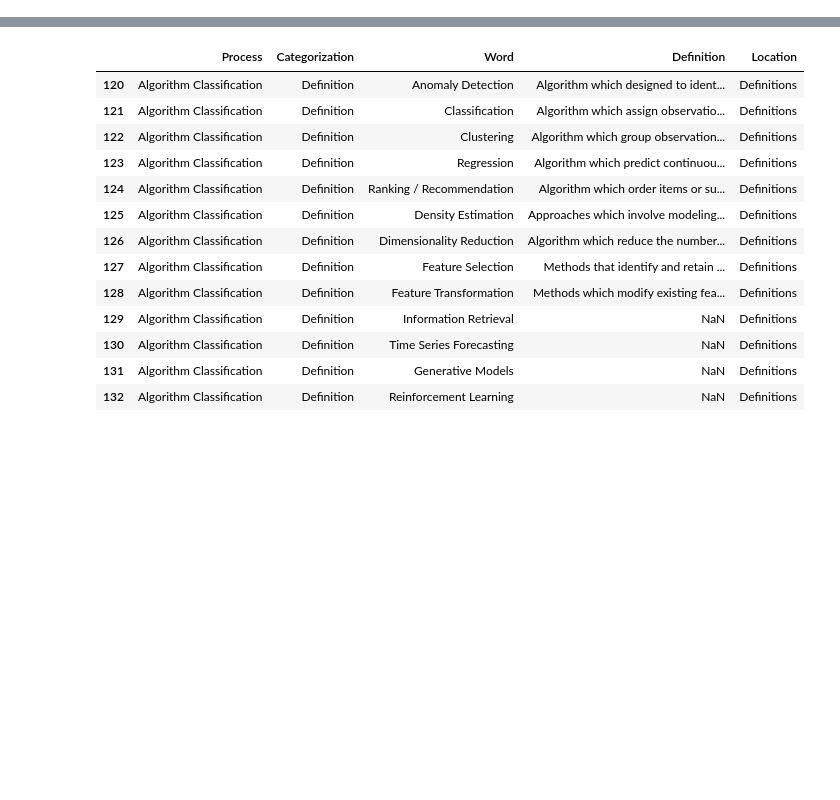
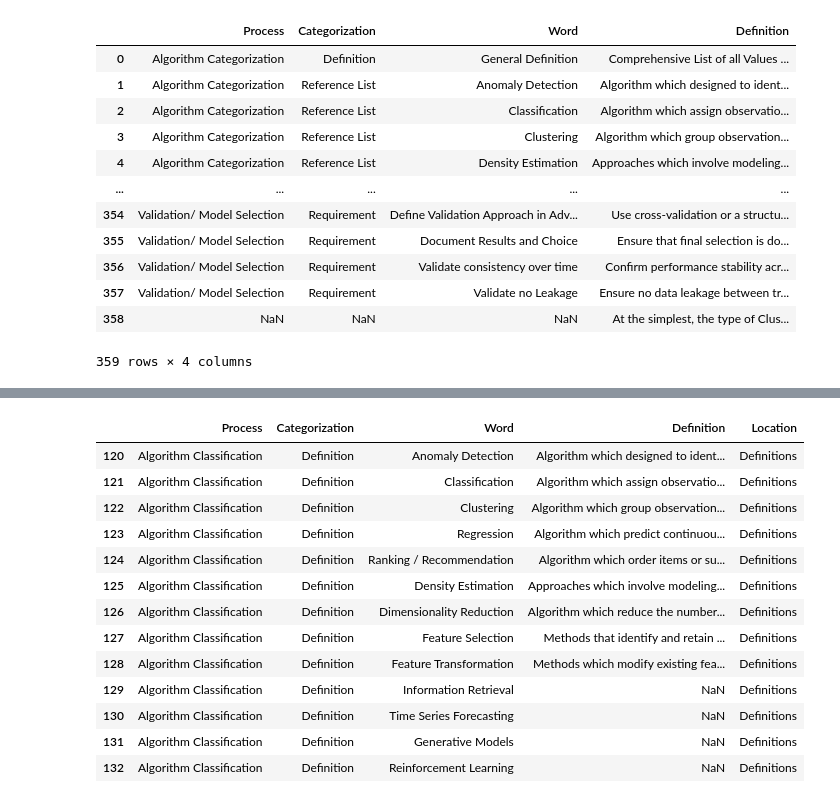
Before and after one commit to derek-dewald/Python_Tools, a Jupyter notebook: JupyterNotebooks/Daily_Pipeline_v2.ipynb, the cells around one changed output, grey strips where cells are left out. Cells and saved outputs as stored; diff of their text form; code cells hidden in the pictures; blank space fills up the shorter version.

```diff
--- a/JupyterNotebooks/Daily_Pipeline_v2.ipynb
+++ b/JupyterNotebooks/Daily_Pipeline_v2.ipynb
@@ -17,4 +14,19 @@ python_function_parameters Saved to /Users/derekdewald/Documents/Python/Github_R
 # %%
 from daily_etl_folder_mgmt import generate_knowledgebase
 
 d = generate_knowledgebase()
+d
+# %% [output]
+|  | Process | Categorization | Word | Definition |
+| 0 | Algorithm Categorization | Definition | General Definition | Comprehensive List of all Values ... |
+| 1 | Algorithm Categorization | Reference List | Anomaly Detection | Algorithm which designed to ident... |
+| 2 | Algorithm Categorization | Reference List | Classification | Algorithm which assign observatio... |
+| 3 | Algorithm Categorization | Reference List | Clustering | Algorithm which group observation... |
+| 4 | Algorithm Categorization | Reference List | Density Estimation | Approaches which involve modeling... |
+| ... | ... | ... | ... | ... |
+| 354 | Validation/ Model Selection | Requirement | Define Validation Approach in Adv... | Use cross-validation or a structu... |
+| 355 | Validation/ Model Selection | Requirement | Document Results and Choice | Ensure that final selection is do... |
+| 356 | Validation/ Model Selection | Requirement | Validate consistency over time | Confirm performance stability acr... |
+| 357 | Validation/ Model Selection | Requirement | Validate no Leakage | Ensure no data leakage between tr... |
+| 358 | NaN | NaN | NaN | At the simplest, the type of Clus... |
+359 rows × 4 columns
```
Also changed, not shown: parts of 2 cells of this notebook, 5 other files.
